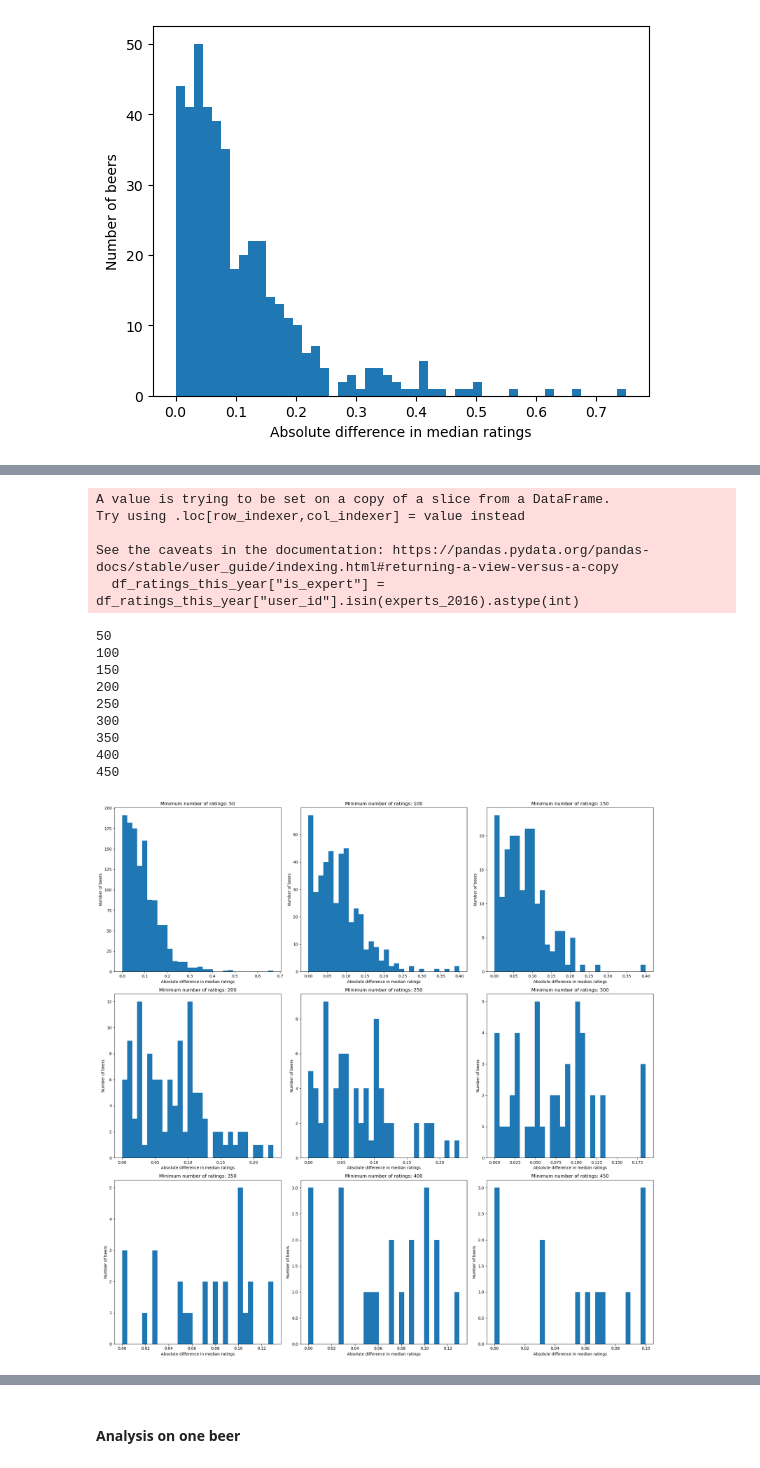
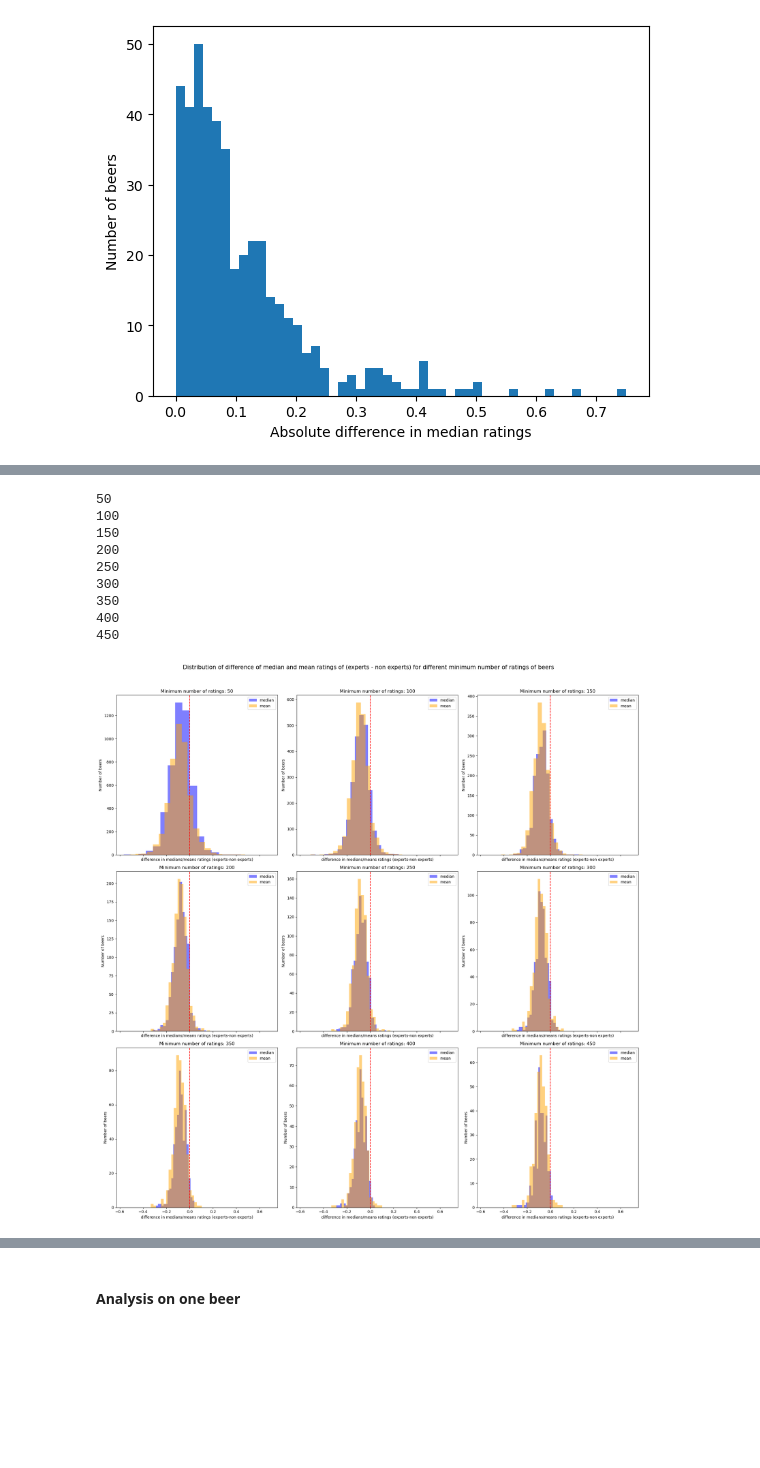
Before and after one commit to epfl-ada/ada-2023-project-remontada, a Jupyter notebook: code/main_alexi.ipynb, the cells around one changed output, grey strips where cells are left out. Saved outputs shown, nothing was run; the diff lists cells and outputs as text; code cells hidden in the pictures; blank space fills up the shorter version.

Commit message:
analysis on diff of ratings continued

```diff
--- a/code/main_alexi.ipynb
+++ b/code/main_alexi.ipynb
@@ -518,26 +527,27 @@ plt.show()
 ### Now let's analyse how their ratings differentiate
 # %%
 # env 1 min
+quantile_to_be_expert=0.95
 minimum_number_of_ratings=100
 YEAR=2017
 sample=False
 absolute_difference_ratings=[]
 if sample:
-    sample_df_advocate_ratings_this_year=filter_year_and_add_is_expert(sample_df_advocate_ratings,YEAR)
+    sample_df_advocate_ratings_this_year,experts_ids=filter_year_and_add_is_expert(sample_df_advocate_ratings,YEAR)
 
     beers_with_enough_ratings=sample_df_advocate_ratings_this_year.groupby("beer_id").agg("size").loc[sample_df_advocate_ratings_this_year.groupby("beer_id").agg("size")>minimum_number_of_ratings].index.values
     sample_df_advocate_ratings_this_year_with_enough_ratings=sample_df_advocate_ratings_this_year.loc[sample_df_advocate_ratings_this_year["beer_id"].isin(beers_with_enough_ratings)]
-    difference_ratings=sample_df_advocate_ratings_this_year_with_enough_ratings.groupby(["beer_id","is_expert"])["rating"].agg("median")
+    difference_ratings_medians=sample_df_advocate_ratings_this_year_with_enough_ratings.groupby(["beer_id","is_expert"])["rating"].agg("median")
 else:
-    df_advocate_ratings_this_year=filter_year_and_add_is_expert(df_advocate_ratings,YEAR,quantile_to_be_expert=0.99)
+    df_advocate_ratings_this_year,experts_id=filter_year_and_add_is_expert(df_advocate_ratings,YEAR,quantile_to_be_expert=quantile_to_be_expert)
     beers_with_enough_ratings=df_advocate_ratings_this_year.groupby("beer_id").agg("size").loc[df_advocate_ratings_this_year.groupby("beer_id").agg("size")>minimum_number_of_ratings].index.values
     df_advocate_ratings_this_year_with_enough_ratings=df_advocate_ratings_this_year.loc[df_advocate_ratings_this_year["beer_id"].isin(beers_with_enough_ratings)]
-    difference_ratings=df_advocate_ratings_this_year_with_enough_ratings.groupby(["beer_id","is_expert"])["rating"].agg("median")
+    difference_ratings_medians=df_advocate_ratings_this_year_with_enough_ratings.groupby(["beer_id","is_expert"])["rating"].agg("median")
 
 
-for beer_id in difference_ratings.index.get_level_values(0).unique():
-    if 0 in difference_ratings.loc[beer_id] and 1 in difference_ratings.loc[beer_id]:
-        absolute_difference_ratings.append(np.abs(difference_ratings.loc[beer_id,0]-difference_ratings.loc[beer_id,1]))
+for beer_id in difference_ratings_medians.index.get_level_values(0).unique():
+    if 0 in difference_ratings_medians.loc[beer_id] and 1 in difference_ratings_medians.loc[beer_id]:
+        absolute_difference_ratings.append(np.abs(difference_ratings_medians.loc[beer_id,0]-difference_ratings_medians.loc[beer_id,1]))
 # %% [output]
 A value is trying to be set on a copy of a slice from a DataFrame.
 Try using .loc[row_indexer,col_indexer] = value instead
@@ -564,2 +564,6 @@ plt.show()
 # %%
 df_advocate_ratings['rating'] = df_advocate_ratings['rating'].astype(float)
+# %%
+YEAR=2015
+quantile_to_be_expert=0.95
+df_advocate_ratings_this_year,experts_id=filter_year_and_add_is_expert(df_advocate_ratings,YEAR,quantile_to_be_expert=quantile_to_be_expert)
@@ -566,41 +576,42 @@ df_advocate_ratings['rating'] = df_advocate_ratings['rating'].astype(float)
 # %%
-YEAR=2017
-quantile_to_be_expert=0.95
-fig,ax=plt.subplots(int(np.ceil(len(np.arange(50,500,50))/3)),3)
+
+fig,ax=plt.subplots(int(np.ceil(len(np.arange(50,500,50))/3)),3,sharex=True)
 fig.set_size_inches(20,20)
-
-df_advocate_ratings_this_year=filter_year_and_add_is_expert(df_advocate_ratings,YEAR,quantile_to_be_expert=quantile_to_be_expert)
+nb_bins=20
 
 for i,minimum_number_of_ratings in enumerate(np.arange(50,500,50)):
     print(minimum_number_of_ratings)
-    absolute_difference_ratings=[]
-
+    difference_ratings_medians_list=[]
+    difference_ratings_means_list=[]
     beers_with_enough_ratings=df_advocate_ratings_this_year.groupby("beer_id").agg("size").loc[df_advocate_ratings_this_year.groupby("beer_id").agg("size")>minimum_number_of_ratings].index.values
     df_advocate_ratings_this_year_with_enough_ratings=df_advocate_ratings_this_year.loc[df_advocate_ratings_this_year["beer_id"].isin(beers_with_enough_ratings)]
-    difference_ratings=df_advocate_ratings_this_year_with_enough_ratings.groupby(["beer_id","is_expert"])["rating"].agg("median")
-    for beer_id in difference_ratings.index.get_level_values(0).unique():
-        if 0 in difference_ratings.loc[beer_id] and 1 in difference_ratings.loc[beer_id]:
-            absolute_difference_ratings.append(np.abs(difference_ratings.loc[beer_id,0]-difference_ratings.loc[beer_id,1]))
+    difference_ratings_medians=df_advocate_ratings_this_year_with_enough_ratings.groupby(["beer_id","is_expert"])["rating"].agg("median")
+    difference_ratings_means=df_advocate_ratings_this_year_with_enough_ratings.groupby(["beer_id","is_expert"])["rating"].agg("mean")
 
-    ax[i//3,i%3].hist(absolute_difference_ratings,bins=30)
-    ax[i//3,i%3].set_xlabel("Absolute difference in median ratings")
+    for beer_id in difference_ratings_medians.index.get_level_values(0).unique():
+        if 0 in difference_ratings_medians.loc[beer_id] and 1 in difference_ratings_medians.loc[beer_id]:
+            difference_ratings_medians_list.append(difference_ratings_medians.loc[beer_id,1]-difference_ratings_medians.loc[beer_id,0])
+            difference_ratings_means_list.append(difference_ratings_means.loc[beer_id,1]-difference_ratings_means.loc[beer_id,0])
+    if i==0:
+        difference_means_to_test=difference_ratings_means_list.copy()
+    ax[i//3,i%3].hist(difference_ratings_medians_list,alpha=0.5,bins=nb_bins,color="b",label="median")
+    ax[i//3,i%3].hist(difference_ratings_means_list,alpha=0.5,bins=nb_bins,color="orange",label="mean")
+    ax[i//3,i%3].axvline(0,c="r",linestyle="--")
+    ax[i//3,i%3].set_xlabel("difference in medians/means ratings (experts-non experts)")
     ax[i//3,i%3].set_ylabel("Number of beers")
     ax[i//3,i%3].set_title("Minimum number of ratings: "+str(minimum_number_of_ratings))
+    ax[i//3,i%3].legend()
+fig.suptitle("Distribution of difference of median and mean ratings of (experts - non experts) for different minimum number of ratings of beers",fontsize=15,y=1.02)
 fig.tight_layout()
 plt.show()
 # %% [output]
-A value is trying to be set on a copy of a slice from a DataFrame.
-Try using .loc[row_indexer,col_indexer] = value instead
-
-See the caveats in the documentation: https://pandas.pydata.org/pandas-docs/stable/user_guide/indexing.html#returning-a-view-versus-a-copy
-  df_ratings_this_year["is_expert"] = df_ratings_this_year["user_id"].isin(experts_2016).astype(int)
+50
+100
+150
+200
+250
+300
+350
+400
+450
-50
-100
-150
-200
-250
-300
-350
-400
-450
-[figure, old version]
+[figure, new version]
```
Also changed, not shown: parts of 45 cells of this notebook, 1 other file.
